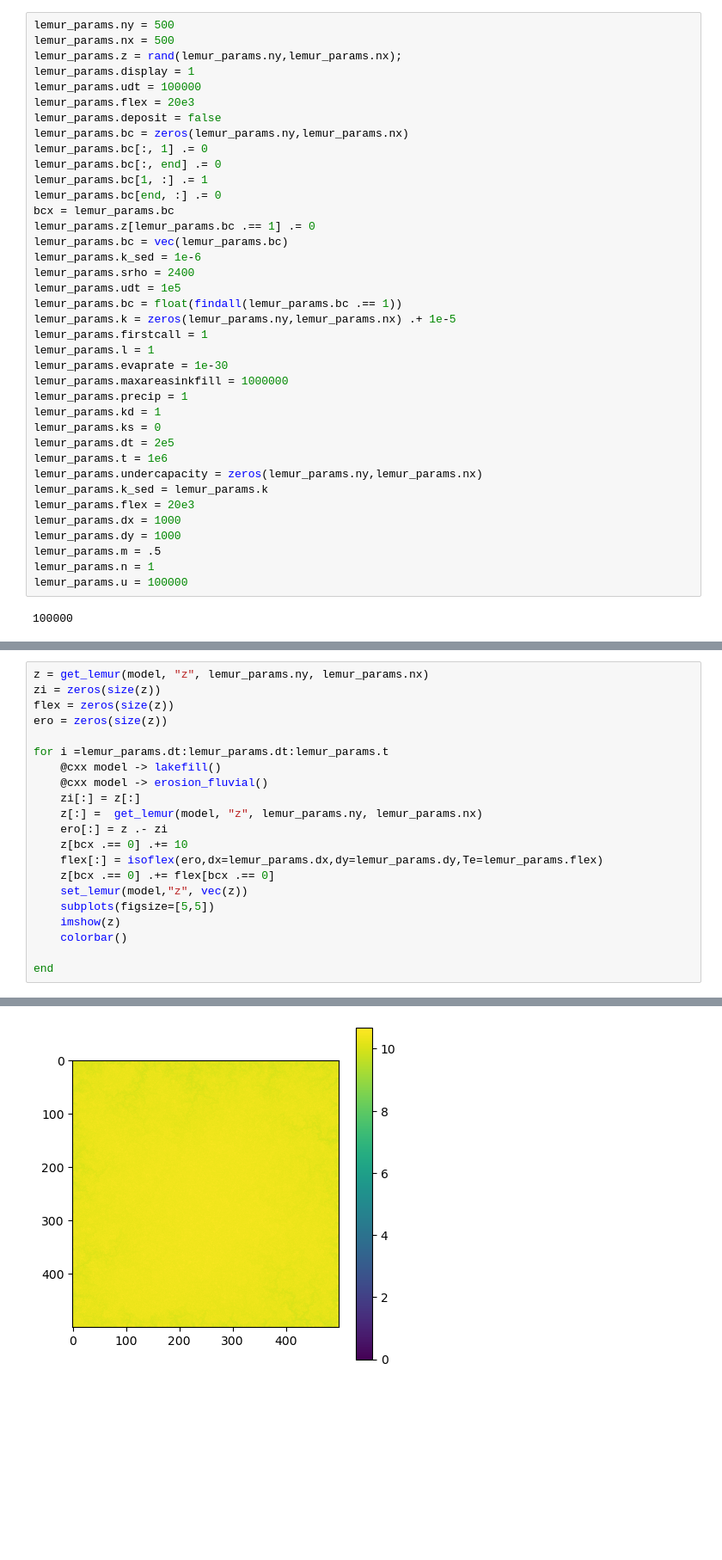
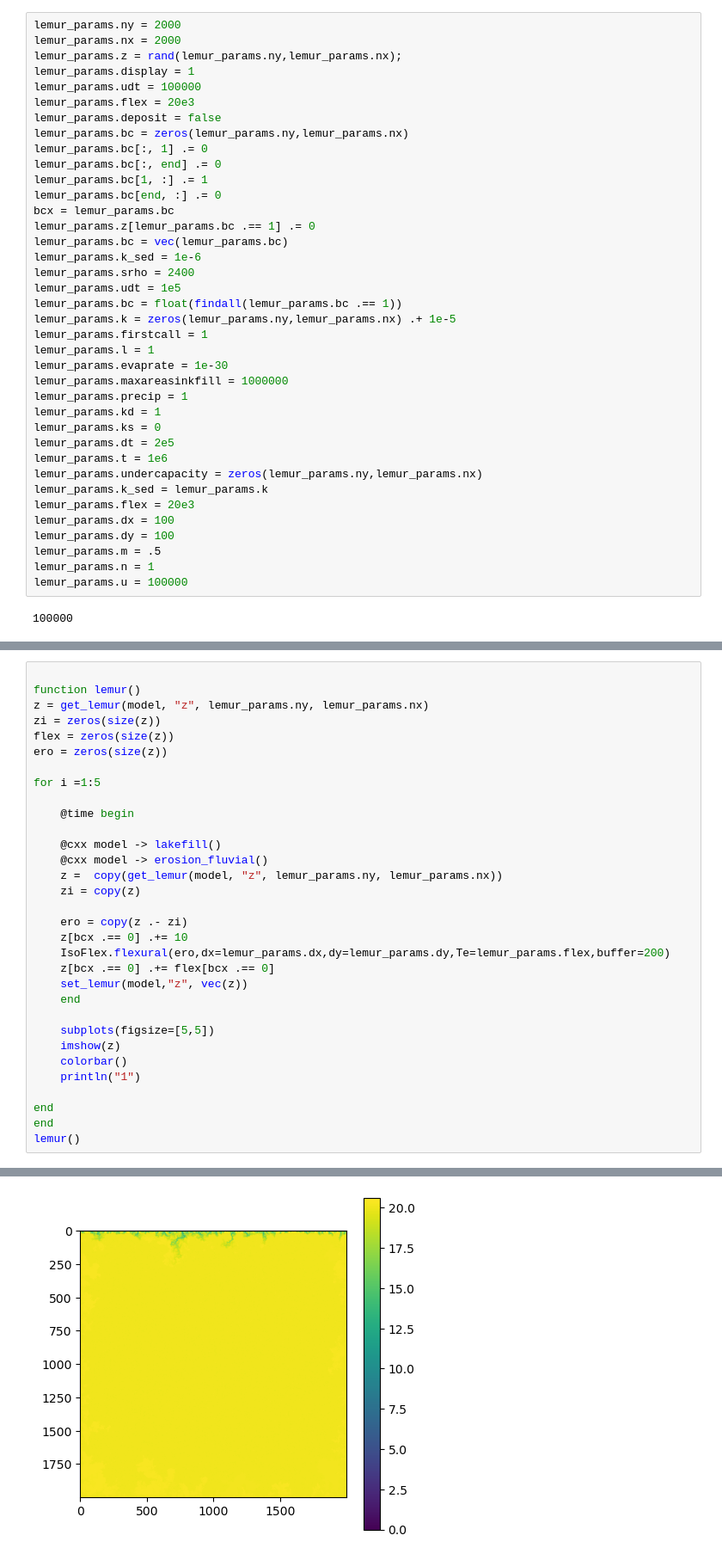
Before and after one commit to ruetg/LEMUR, a Jupyter notebook: julia/lemur.ipynb, the cells around one changed output, grey strips where cells are left out. Shown at 86% size. Cells and saved outputs as stored; diff of their text form; blank space fills up the shorter version.

```diff
--- a/julia/lemur.ipynb
+++ b/julia/lemur.ipynb
@@ -134,6 +86,6 @@ lemur_obj(#undef, #undef, #undef, #undef, #undef, #undef, #undef, #undef, #undef
 # %%
-lemur_params.ny = 500
-lemur_params.nx = 500
+lemur_params.ny = 2000
+lemur_params.nx = 2000
 lemur_params.z = rand(lemur_params.ny,lemur_params.nx);
 lemur_params.display = 1
 lemur_params.udt = 100000
@@ -164,8 +116,8 @@ lemur_params.t = 1e6
 lemur_params.undercapacity = zeros(lemur_params.ny,lemur_params.nx)
 lemur_params.k_sed = lemur_params.k
 lemur_params.flex = 20e3
-lemur_params.dx = 1000
-lemur_params.dy = 1000
+lemur_params.dx = 100
+lemur_params.dy = 100
 lemur_params.m = .5
 lemur_params.n = 1
 lemur_params.u = 100000
@@ -186,22 +140,33 @@ k undercapacity z dx dy t dt display Udt  error flex kd m n bc wdt  error firstc
 # %%
+
+function lemur()
 z = get_lemur(model, "z", lemur_params.ny, lemur_params.nx)
 zi = zeros(size(z))
 flex = zeros(size(z))
 ero = zeros(size(z))
 
-for i =lemur_params.dt:lemur_params.dt:lemur_params.t
+for i =1:5
+
+    @time begin
+
     @cxx model -> lakefill()
     @cxx model -> erosion_fluvial()
-    zi[:] = z[:]
-    z[:] =  get_lemur(model, "z", lemur_params.ny, lemur_params.nx)
-    ero[:] = z .- zi
+    z =  copy(get_lemur(model, "z", lemur_params.ny, lemur_params.nx))
+    zi = copy(z)
+
+    ero = copy(z .- zi)
     z[bcx .== 0] .+= 10
-    flex[:] = isoflex(ero,dx=lemur_params.dx,dy=lemur_params.dy,Te=lemur_params.flex)
+    IsoFlex.flexural(ero,dx=lemur_params.dx,dy=lemur_params.dy,Te=lemur_params.flex,buffer=200)
     z[bcx .== 0] .+= flex[bcx .== 0]
     set_lemur(model,"z", vec(z))
+    end
+
     subplots(figsize=[5,5])
     imshow(z)
     colorbar()
+    println("1")
 
 end
+end
+lemur()
 # %% [output]
@@ -208 +193 @@ end
-[figure, old version]
+[figure, new version]
```
Also changed, not shown: parts of 10 cells of this notebook, 3 other files.
